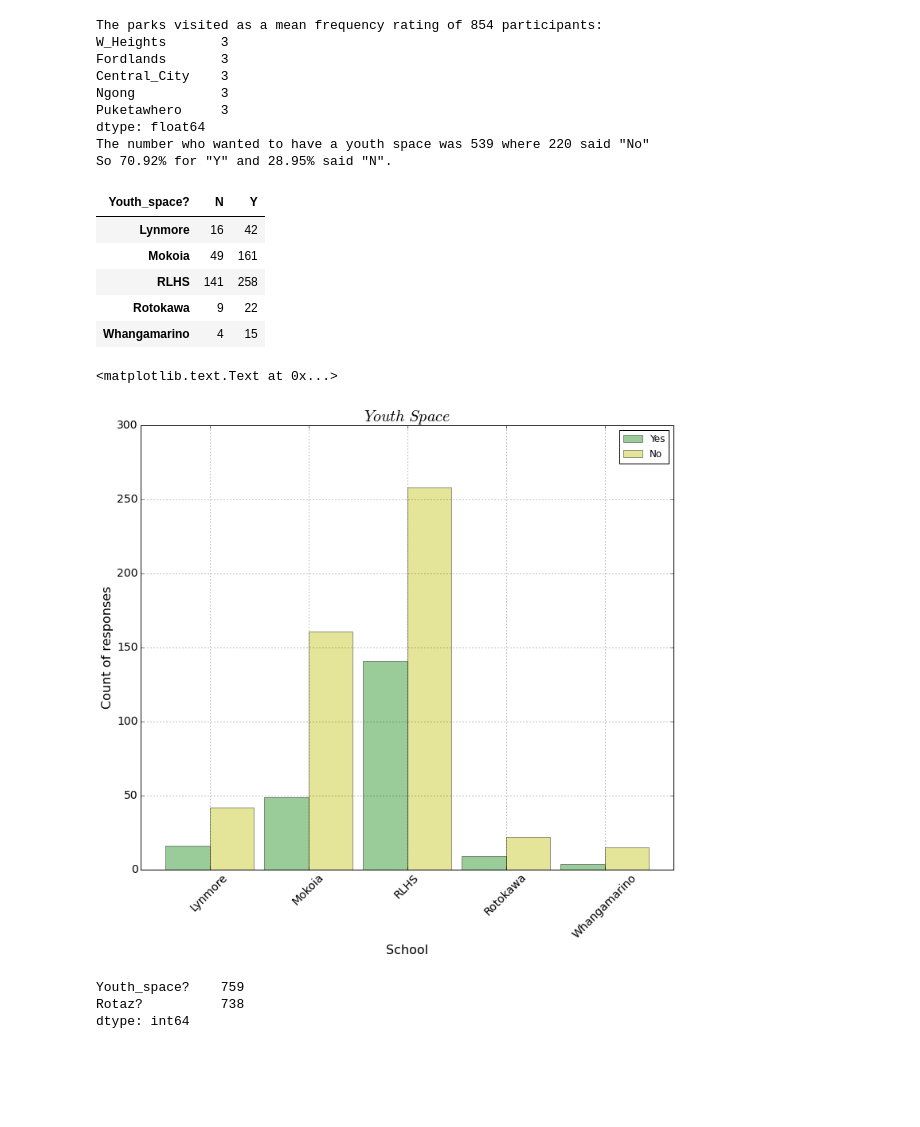
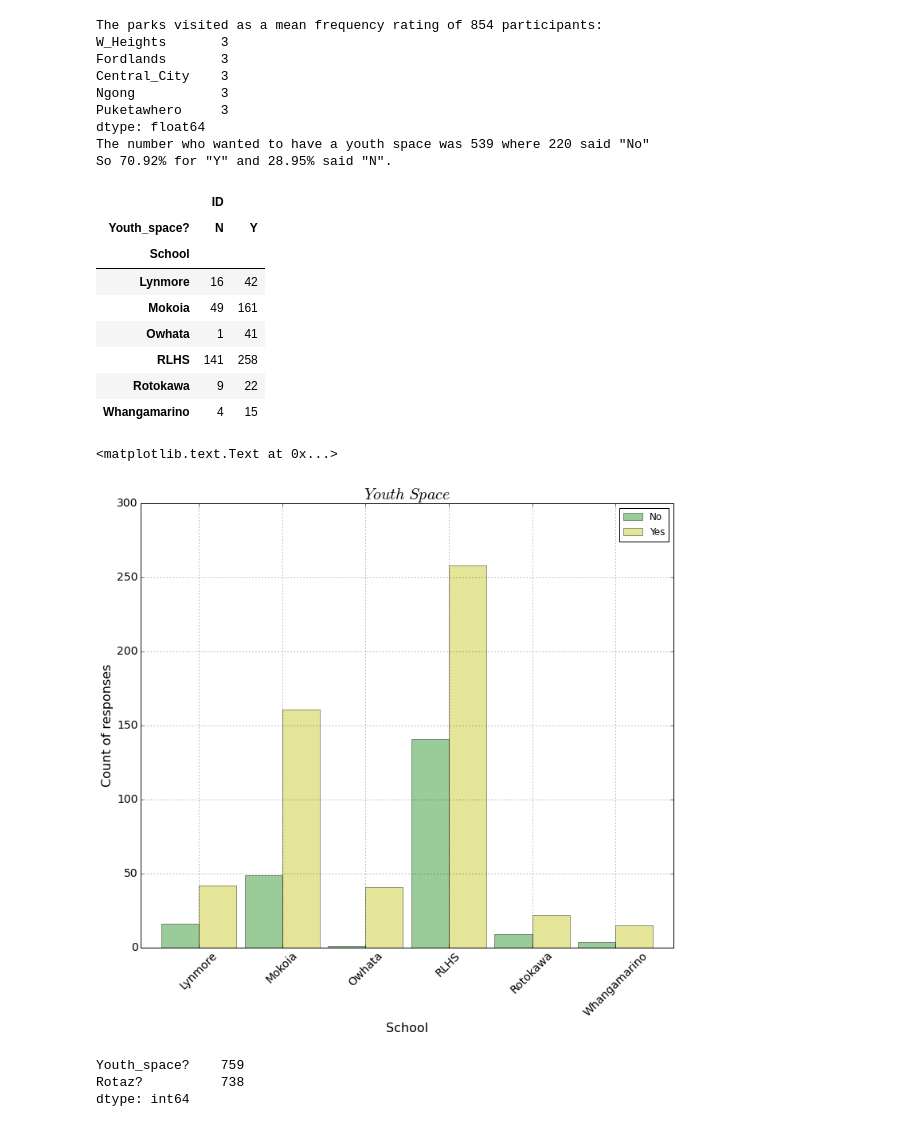
Before and after one commit to hillbs/Differential-Equations-and-Linear-Algebra, a Jupyter notebook: Youth_survey_git.ipynb, the cells around one changed output. Saved outputs shown, nothing was run; the diff lists cells and outputs as text; code cells hidden in the pictures; blank space fills up the shorter version.

```diff
--- a/Youth_survey_git.ipynb
+++ b/Youth_survey_git.ipynb
@@ -1034,28 +1097,34 @@ The number who wanted to have a youth space was 539 where 220 said "No"
 So 70.92% for "Y" and 28.95% said "N".
 # %%
 #How does this vary over school?
-table_youth_space = pd.pivot_table(df, values=['Whangamarino','Rotokawa','RLHS','Ohwata','Lynmore','Mokoia'],
-                       columns=['Youth_space?'], aggfunc=np.sum)
+table_youth_space = pd.pivot_table(df, #values=['Whangamarino','Rotokawa','RLHS','Owhata','Lynmore','Mokoia'],
+                       values=['ID'],
+                       index=['School'],
+                       columns=['Youth_space?'],
+                       aggfunc=count_nonzero)
 table_youth_space = table_youth_space.fillna(0).copy()
 #table_youth_space['Ratio']=table_youth_space['Y']/table_youth_space['N']
 table_youth_space
 # %% [output]
+|  | ID |  |
 | Youth_space? | N | Y |
+| School |  |  |
 | Lynmore | 16 | 42 |
 | Mokoia | 49 | 161 |
+| Owhata | 1 | 41 |
 | RLHS | 141 | 258 |
 | Rotokawa | 9 | 22 |
 | Whangamarino | 4 | 15 |
 # %%
 table_youth_space.plot(kind='bar',width=.9,color=['g','y'],alpha=.4,rot=45,fontsize=14)
 plt.title('$Youth \ Space$',fontsize=20)
-plt.legend(['Yes','No'])
+plt.legend(['No','Yes'])
 plt.grid(True)
 plt.xlabel('School',fontsize=16)
 plt.ylabel('Count of responses',fontsize=16)
 # %% [output]
 <matplotlib.text.Text at 0x...>
-[figure, old version]
+[figure, new version]
 # %%
 df.loc[:,'Youth_space?':'Rotaz?'].count()
 # %% [output]
```
Also changed, not shown: parts of 17 cells of this notebook.
